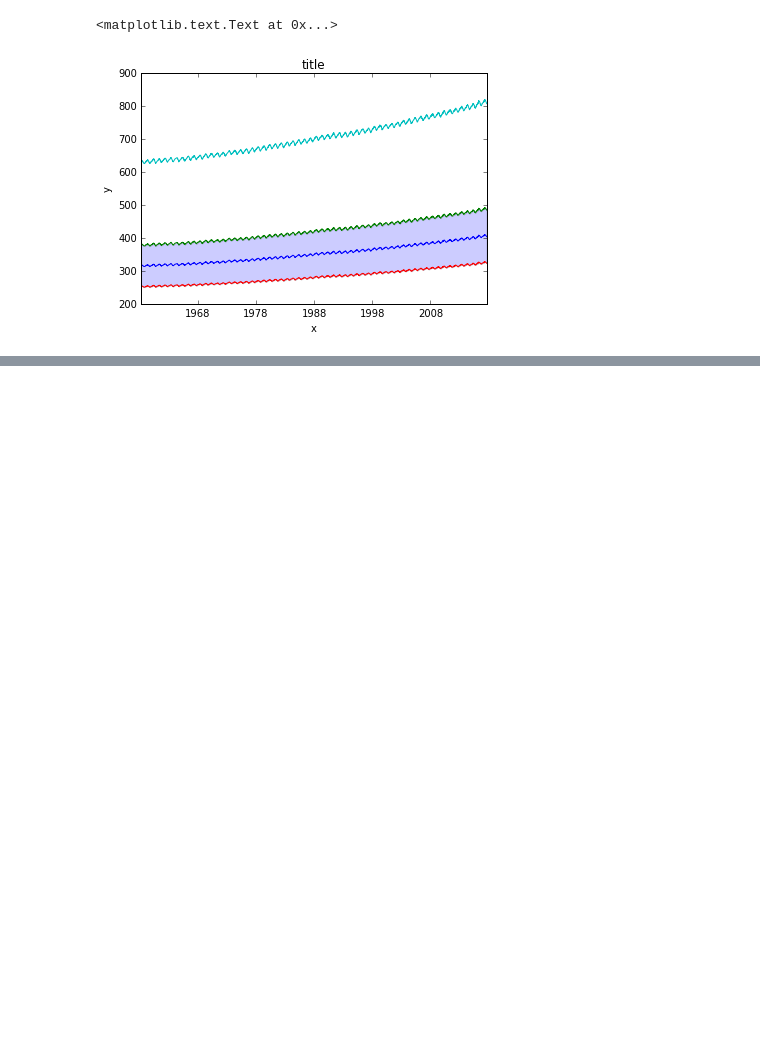
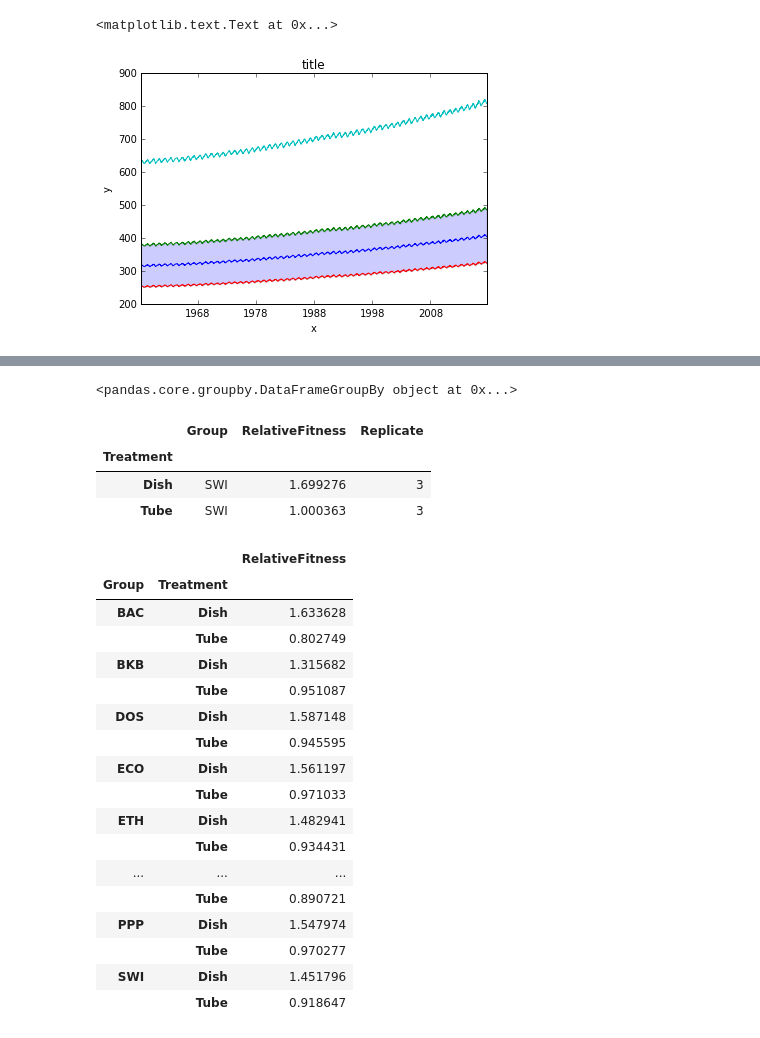
Before and after one commit to dansand/python_lightning_talk, a Jupyter notebook: PandasCO2.ipynb, the cells around one changed output, grey strips where cells are left out. Cells and saved outputs as stored; diff of their text form; code cells hidden in the pictures; blank space fills up the shorter version.

```diff
--- a/PandasCO2.ipynb
+++ b/PandasCO2.ipynb
@@ -216,0 +321,5 @@ axes.set_title('title')
+# %%
+# Load the data into a DataFrame
+data = pd.read_csv('TradeoffData.csv')
+
+data.head(n=6)
@@ -216,0 +334,32 @@ axes.set_title('title')
+# %%
+pd.pivot_table(dfT, index=['regiment','company'], aggfunc='mean')
+# %% [output]
+<pandas.core.groupby.DataFrameGroupBy object at 0x...>
+# %%
+pd.pivot_table(data, index=['Treatment'], aggfunc='max')
+# %% [output]
+|  | Group | RelativeFitness | Replicate |
+| Treatment |  |  |  |
+| Dish | SWI | 1.699276 | 3 |
+| Tube | SWI | 1.000363 | 3 |
+# %%
+pd.pivot_table(data, index=['Group', 'Treatment'], aggfunc='mean', values=['RelativeFitness'])
+# %% [output]
+|  |  | RelativeFitness |
+| Group | Treatment |  |
+| BAC | Dish | 1.633628 |
+|  | Tube | 0.802749 |
+| BKB | Dish | 1.315682 |
+|  | Tube | 0.951087 |
+| DOS | Dish | 1.587148 |
+|  | Tube | 0.945595 |
+| ECO | Dish | 1.561197 |
+|  | Tube | 0.971033 |
+| ETH | Dish | 1.482941 |
+|  | Tube | 0.934431 |
+| ... | ... | ... |
+|  | Tube | 0.890721 |
+| PPP | Dish | 1.547974 |
+|  | Tube | 0.970277 |
+| SWI | Dish | 1.451796 |
+|  | Tube | 0.918647 |
```
Also changed, not shown: parts of 16 cells of this notebook, 2 other files.
